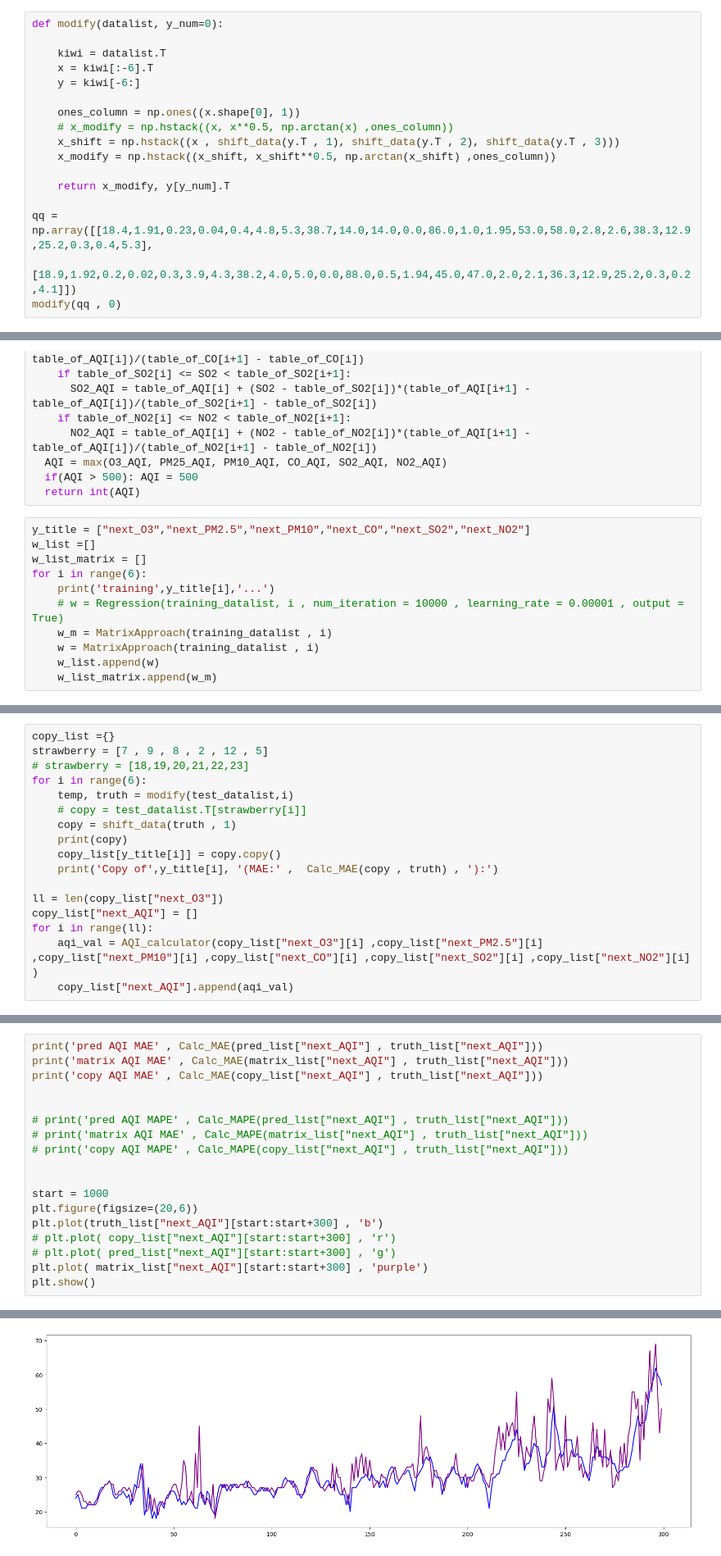
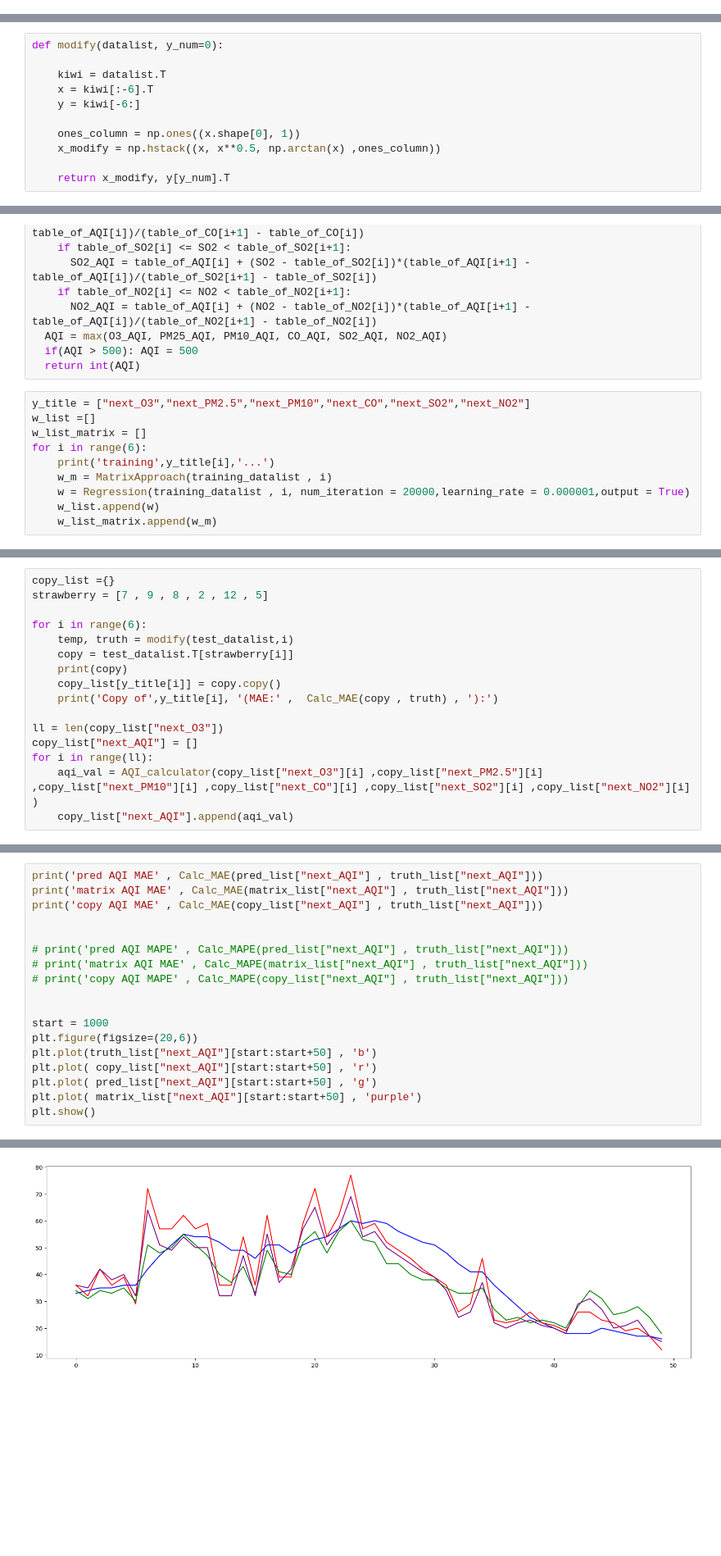
Before and after one commit to HodsonLiang/i_love_po_chih_kuo, a Jupyter notebook: regression/regression.ipynb, the cells around one changed output, grey strips where cells are left out. Shown at 82% size. Drawn from its saved outputs; the diff is of its cells as text; blank space fills up the shorter version.

```diff
--- a/regression/regression.ipynb
+++ b/regression/regression.ipynb
@@ -40,17 +30,0 @@ def shift_data(datalist , d):
-# %%
-def modify(datalist, y_num=0):
-
-    kiwi = datalist.T
-    x = kiwi[:-6].T
-    y = kiwi[-6:]
-
-    ones_column = np.ones((x.shape[0], 1))
-    # x_modify = np.hstack((x, x**0.5, np.arctan(x) ,ones_column))
-    x_shift = np.hstack((x , shift_data(y.T , 1), shift_data(y.T , 2), shift_data(y.T , 3)))
-    x_modify = np.hstack((x_shift, x_shift**0.5, np.arctan(x_shift) ,ones_column))
-
-    return x_modify, y[y_num].T
-
-qq = np.array([[18.4,1.91,0.23,0.04,0.4,4.8,5.3,38.7,14.0,14.0,0.0,86.0,1.0,1.95,53.0,58.0,2.8,2.6,38.3,12.9,25.2,0.3,0.4,5.3],
-                [18.9,1.92,0.2,0.02,0.3,3.9,4.3,38.2,4.0,5.0,0.0,88.0,0.5,1.94,45.0,47.0,2.0,2.1,36.3,12.9,25.2,0.3,0.2,4.1]])
-modify(qq , 0)
@@ -75,3 +31,14 @@ modify(qq , 0)
+# %%
+def modify(datalist, y_num=0):
+
+    kiwi = datalist.T
+    x = kiwi[:-6].T
+    y = kiwi[-6:]
+
+    ones_column = np.ones((x.shape[0], 1))
+    x_modify = np.hstack((x, x**0.5, np.arctan(x) ,ones_column))
+
+    return x_modify, y[y_num].T
 # %%
 def Regression(datalist , y_num = 0, num_iteration = 20000,learning_rate = 0.00000001,output = False):
     x,y = modify(datalist , y_num)
@@ -163,9 +130,8 @@ w_list =[]
 w_list_matrix = []
 for i in range(6):
     print('training',y_title[i],'...')
-    # w = Regression(training_datalist, i , num_iteration = 10000 , learning_rate = 0.00001 , output = True)
     w_m = MatrixApproach(training_datalist , i)
-    w = MatrixApproach(training_datalist , i)
+    w = Regression(training_datalist , i, num_iteration = 20000,learning_rate = 0.000001,output = True)
     w_list.append(w)
     w_list_matrix.append(w_m)
 # %% [output]
@@ -223,11 +200,10 @@ next_NO2 (MAE(matrix): 1.7739770829273327 ):
 # %%
 copy_list ={}
 strawberry = [7 , 9 , 8 , 2 , 12 , 5]
-# strawberry = [18,19,20,21,22,23]
+
 for i in range(6):
     temp, truth = modify(test_datalist,i)
-    # copy = test_datalist.T[strawberry[i]]
-    copy = shift_data(truth , 1)
+    copy = test_datalist.T[strawberry[i]]
     print(copy)
     copy_list[y_title[i]] = copy.copy()
     print('Copy of',y_title[i], '(MAE:' ,  Calc_MAE(copy , truth) , '):')
@@ -263,9 +239,9 @@ print('copy AQI MAE' , Calc_MAE(copy_list["next_AQI"] , truth_list["next_AQI"]))
 
 start = 1000
 plt.figure(figsize=(20,6))
-plt.plot(truth_list["next_AQI"][start:start+300] , 'b')
-# plt.plot( copy_list["next_AQI"][start:start+300] , 'r')
-# plt.plot( pred_list["next_AQI"][start:start+300] , 'g')
-plt.plot( matrix_list["next_AQI"][start:start+300] , 'purple')
+plt.plot(truth_list["next_AQI"][start:start+50] , 'b')
+plt.plot( copy_list["next_AQI"][start:start+50] , 'r')
+plt.plot( pred_list["next_AQI"][start:start+50] , 'g')
+plt.plot( matrix_list["next_AQI"][start:start+50] , 'purple')
 plt.show()
 # %% [output]
@@ -275,4 +251,4 @@ copy AQI MAE 2.621366625369168
-[figure, old version]
+[figure, new version]
 # %%
 start = 1000
 plt.figure(figsize=(20,6))
```
Also changed, not shown: parts of 7 cells of this notebook, 2 other files.
